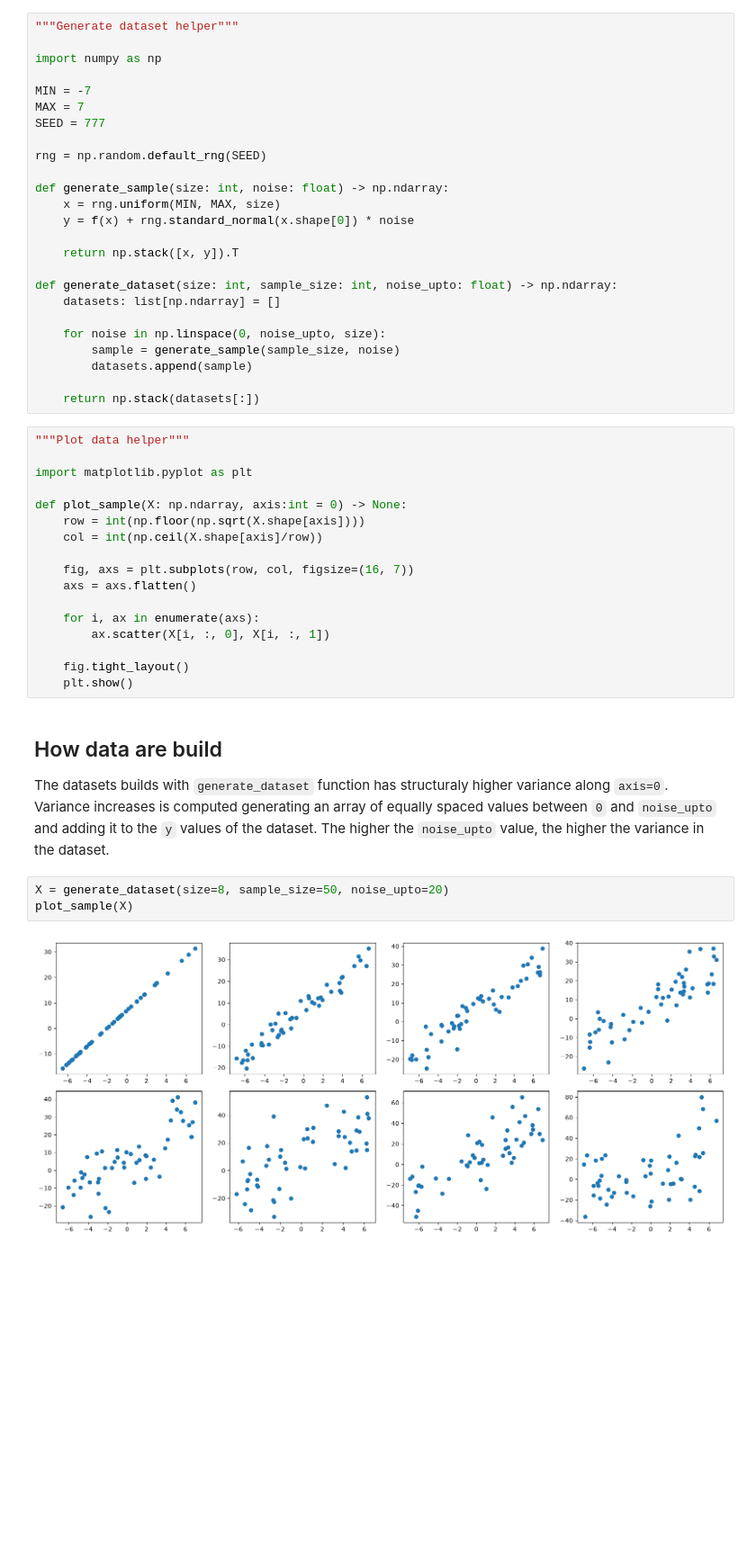
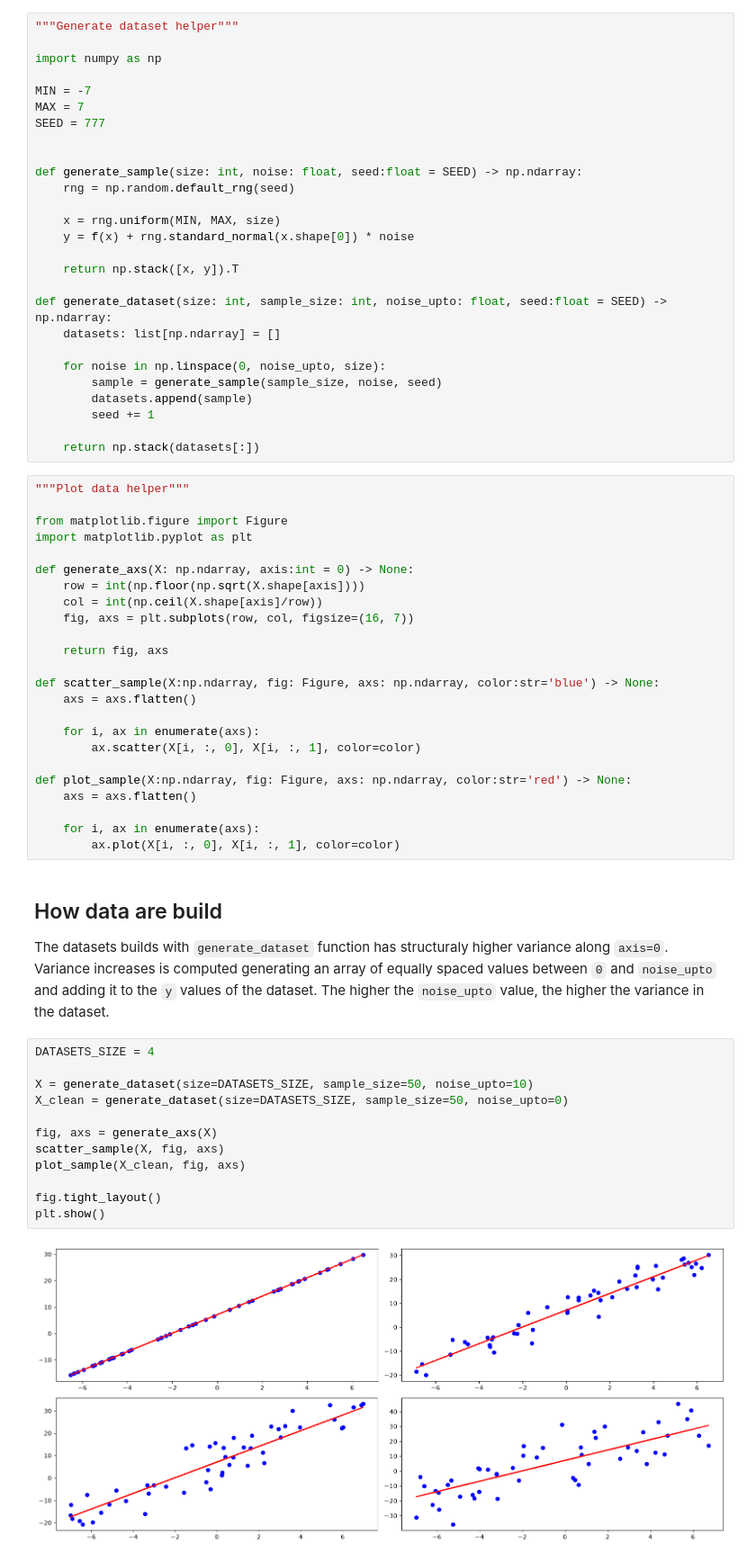
Before and after one commit to cecinuga/thorcino, a Jupyter notebook: examples/linear_regression/variance/main.ipynb, the cells around one changed output. Shown at 90% size. Cells and saved outputs as stored; diff of their text form; blank space fills up the shorter version.

Commit message:
adding seed reproducibility

```diff
--- a/examples/linear_regression/variance/main.ipynb
+++ b/examples/linear_regression/variance/main.ipynb
@@ -25,46 +25,64 @@ MIN = -7
 MAX = 7
 SEED = 777
 
-rng = np.random.default_rng(SEED)
 
-def generate_sample(size: int, noise: float) -> np.ndarray:
+def generate_sample(size: int, noise: float, seed:float = SEED) -> np.ndarray:
+    rng = np.random.default_rng(seed)
+
     x = rng.uniform(MIN, MAX, size)
     y = f(x) + rng.standard_normal(x.shape[0]) * noise
 
     return np.stack([x, y]).T
 
-def generate_dataset(size: int, sample_size: int, noise_upto: float) -> np.ndarray:
+def generate_dataset(size: int, sample_size: int, noise_upto: float, seed:float = SEED) -> np.ndarray:
     datasets: list[np.ndarray] = []
 
     for noise in np.linspace(0, noise_upto, size):
-        sample = generate_sample(sample_size, noise)
+        sample = generate_sample(sample_size, noise, seed)
         datasets.append(sample)
+        seed += 1
 
     return np.stack(datasets[:])
 # %%
 """Plot data helper"""
 
+from matplotlib.figure import Figure
 import matplotlib.pyplot as plt
 
-def plot_sample(X: np.ndarray, axis:int = 0) -> None:
+def generate_axs(X: np.ndarray, axis:int = 0) -> None:
     row = int(np.floor(np.sqrt(X.shape[axis])))
     col = int(np.ceil(X.shape[axis]/row))
+    fig, axs = plt.subplots(row, col, figsize=(16, 7))
 
-    fig, axs = plt.subplots(row, col, figsize=(16, 7))
+    return fig, axs
+
+def scatter_sample(X:np.ndarray, fig: Figure, axs: np.ndarray, color:str='blue') -> None:
     axs = axs.flatten()
 
     for i, ax in enumerate(axs):
-        ax.scatter(X[i, :, 0], X[i, :, 1])
+        ax.scatter(X[i, :, 0], X[i, :, 1], color=color)
 
-    fig.tight_layout()
-    plt.show()
+def plot_sample(X:np.ndarray, fig: Figure, axs: np.ndarray, color:str='red') -> None:
+    axs = axs.flatten()
+
+    for i, ax in enumerate(axs):
+        ax.plot(X[i, :, 0], X[i, :, 1], color=color)
 # %% [markdown]
 ## How data are build
 
 The datasets builds with `generate_dataset` function has structuraly higher variance along `axis=0`.
 Variance increases is computed generating an array of equally spaced values between `0` and `noise_upto` and adding it to the `y` values of the dataset. The higher the `noise_upto` value, the higher the variance in the dataset.
 # %%
-X = generate_dataset(size=8, sample_size=50, noise_upto=20)
-plot_sample(X)
+DATASETS_SIZE = 4
+
+X = generate_dataset(size=DATASETS_SIZE, sample_size=50, noise_upto=10)
+X_clean = generate_dataset(size=DATASETS_SIZE, sample_size=50, noise_upto=0)
+
+fig, axs = generate_axs(X)
+scatter_sample(X, fig, axs)
+plot_sample(X_clean, fig, axs)
+
+fig.tight_layout()
+plt.show()
 # %% [output]
-[figure, old version]
+[figure, new version]
```
